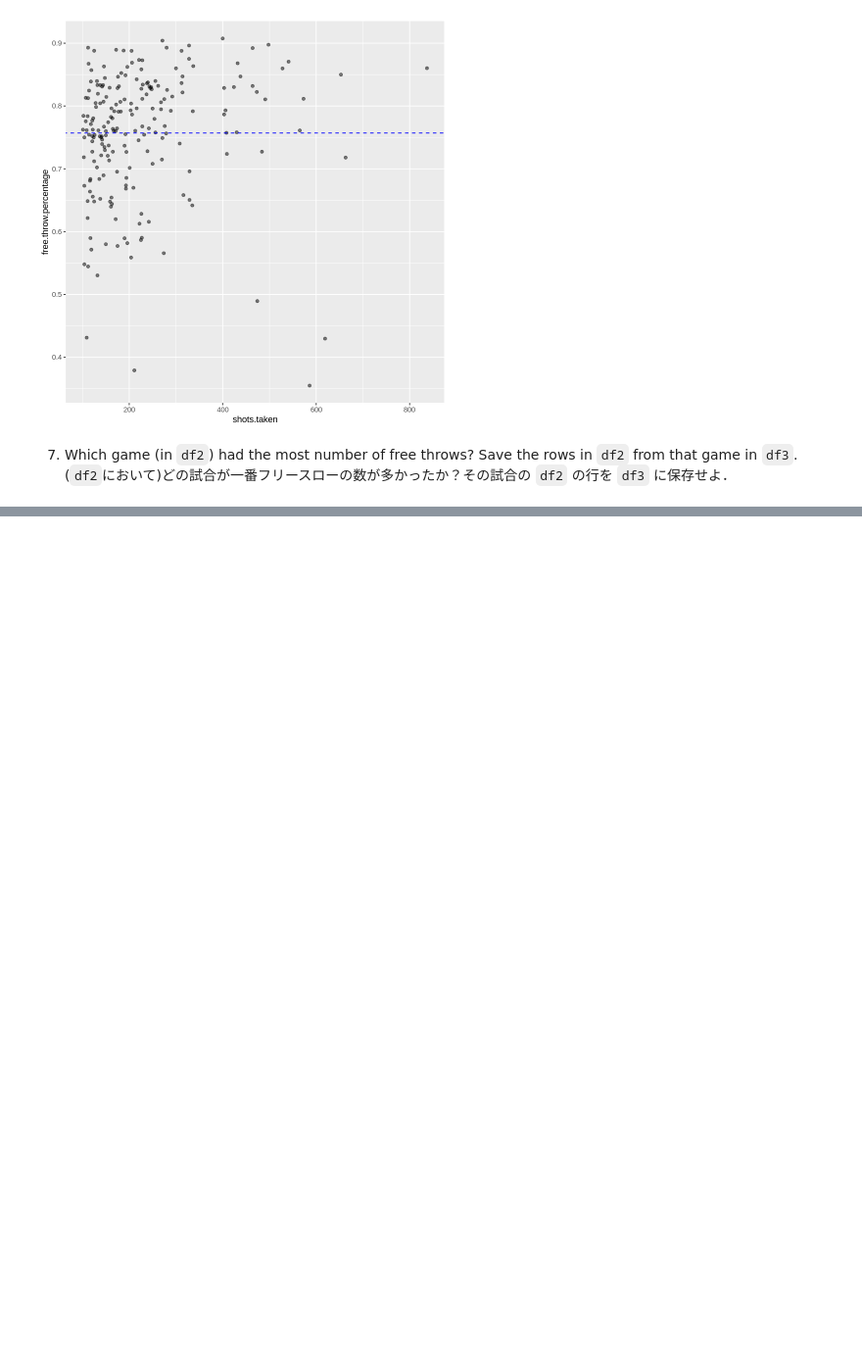
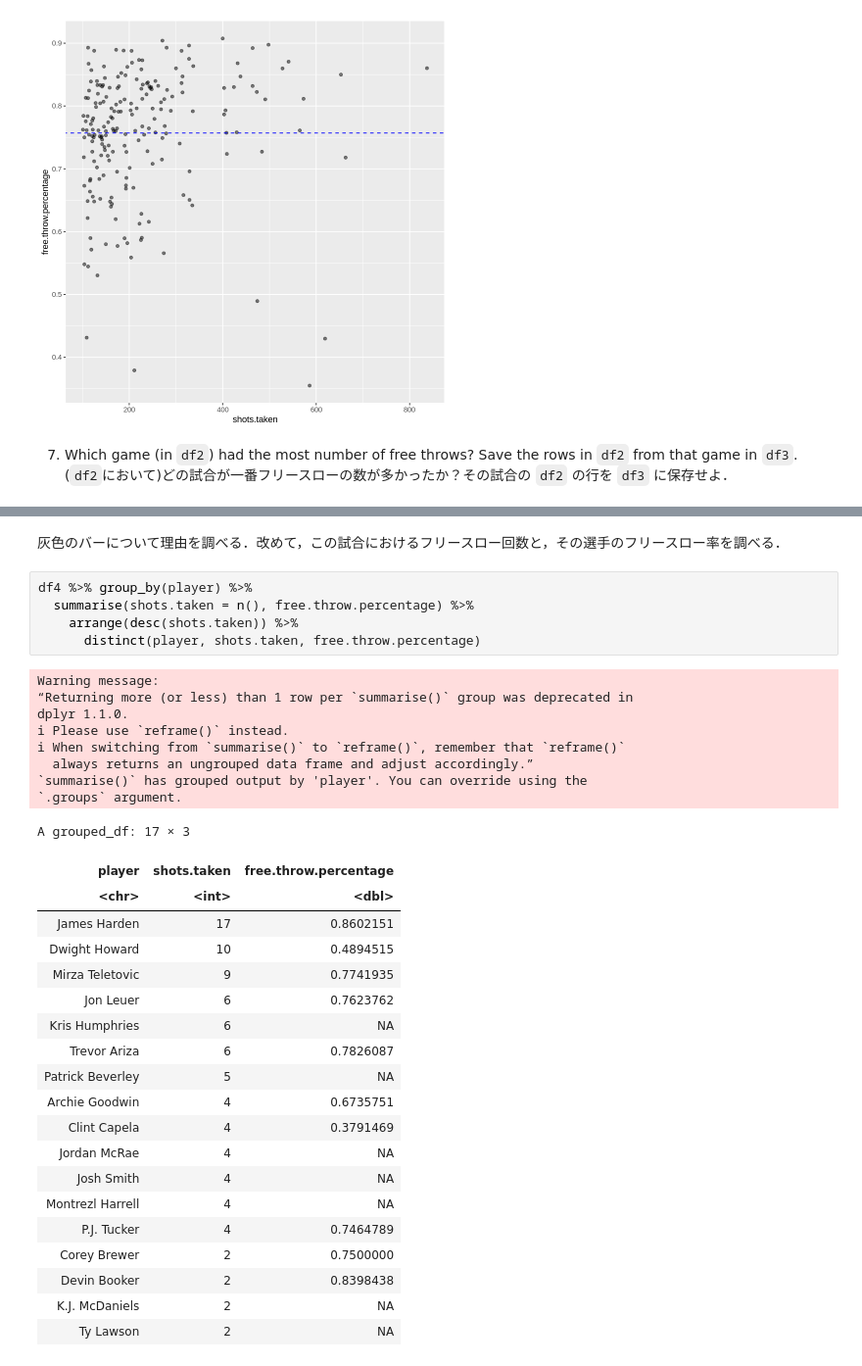
Before and after one commit to tskmr/BS, a Jupyter notebook: ex0620.ipynb, the cells around one changed output, grey strips where cells are left out. Shown at 98% size. Saved outputs shown, nothing was run; the diff lists cells and outputs as text; blank space fills up the shorter version.

```diff
--- a/ex0620.ipynb
+++ b/ex0620.ipynb
@@ -175,0 +147,36 @@ ERROR: ignored
+# %% [markdown]
+灰色のバーについて理由を調べる．改めて，この試合におけるフリースロー回数と，その選手のフリースロー率を調べる．
+# %%
+df4 %>% group_by(player) %>%
+  summarise(shots.taken = n(), free.throw.percentage) %>%
+    arrange(desc(shots.taken)) %>%
+      distinct(player, shots.taken, free.throw.percentage)
+# %% [output]
+Warning message:
+“Returning more (or less) than 1 row per `summarise()` group was deprecated in
+dplyr 1.1.0.
+ℹ Please use `reframe()` instead.
+ℹ When switching from `summarise()` to `reframe()`, remember that `reframe()`
+  always returns an ungrouped data frame and adjust accordingly.”
+`summarise()` has grouped output by 'player'. You can override using the
+`.groups` argument.
+A grouped_df: 17 × 3
+| player | shots.taken | free.throw.percentage |
+| <chr> | <int> | <dbl> |
+| James Harden | 17 | 0.8602151 |
+| Dwight Howard | 10 | 0.4894515 |
+| Mirza Teletovic | 9 | 0.7741935 |
+| Jon Leuer | 6 | 0.7623762 |
+| Kris Humphries | 6 | NA |
+| Trevor Ariza | 6 | 0.7826087 |
+| Patrick Beverley | 5 | NA |
+| Archie Goodwin | 4 | 0.6735751 |
+| Clint Capela | 4 | 0.3791469 |
+| Jordan McRae | 4 | NA |
+| Josh Smith | 4 | NA |
+| Montrezl Harrell | 4 | NA |
+| P.J. Tucker | 4 | 0.7464789 |
+| Corey Brewer | 2 | 0.7500000 |
+| Devin Booker | 2 | 0.8398438 |
+| K.J. McDaniels | 2 | NA |
+| Ty Lawson | 2 | NA |
```
Also changed, not shown: parts of 17 cells of this notebook.
